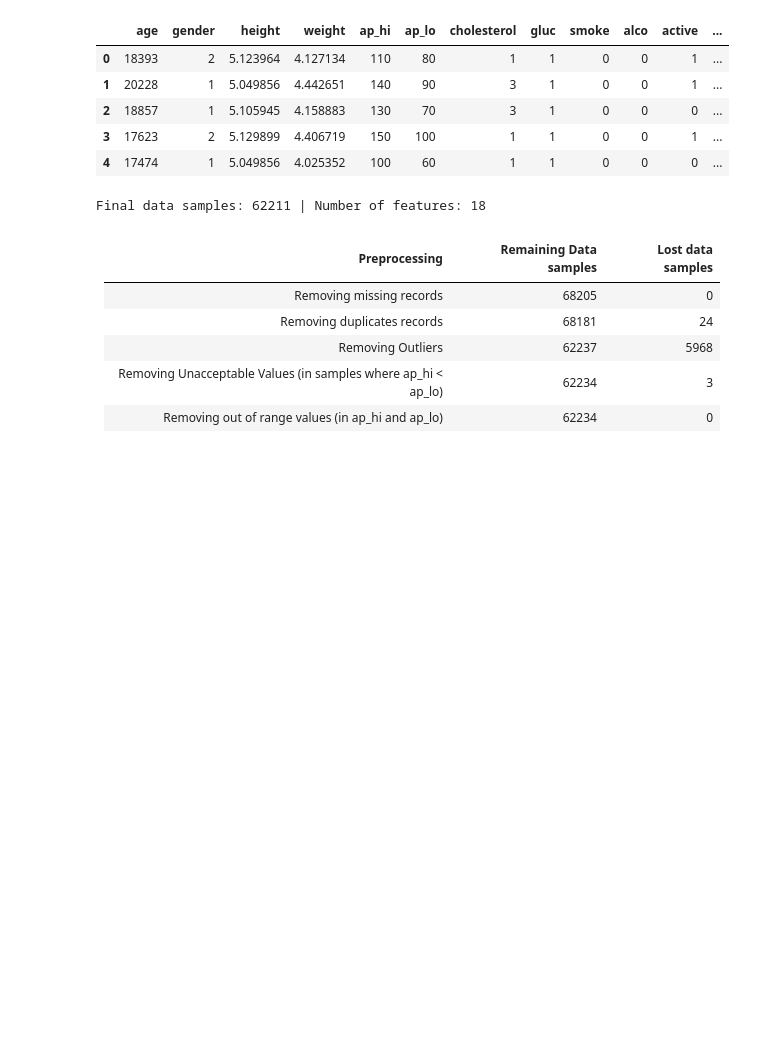
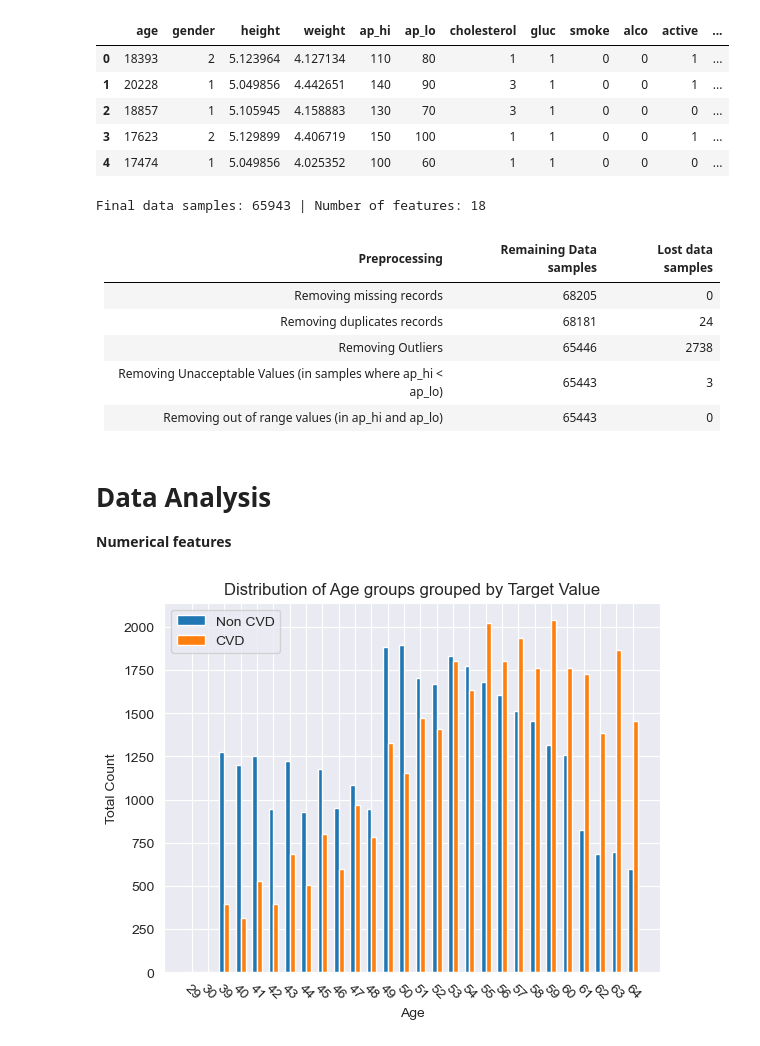
Before and after one commit to MasoudNateghi/CS534, a Jupyter notebook: Project/Project.ipynb, the cells around one changed output. Cells and saved outputs as stored; diff of their text form; code cells hidden in the pictures; blank space fills up the shorter version.

Commit message:
Data Analysis & Preprocessing

```diff
--- a/Project/Project.ipynb
+++ b/Project/Project.ipynb
@@ -274,13 +276,13 @@ df_log = df.copy()
 df_std = df.copy()
 
 # Apply the logarithm transformation on the numerical features
-df_log[['age_years', 'height', 'weight', 'bmi']] = np.log(df_log[['age_years', 'height', 'weight', 'bmi']])
+df_log[['height', 'weight', 'bmi']] = np.log(df_log[['height', 'weight', 'bmi']])
 
 # Apply the StandardScalar transformation on the numerical features
 scaler = StandardScaler()
 # scaler = RobustScaler()
 # scaler = MinMaxScaler()
-df_std[['age_years', 'height', 'weight', 'bmi']] = scaler.fit_transform(df_std[['age_years', 'height', 'weight', 'bmi']])
+df_std[['height', 'weight', 'bmi']] = scaler.fit_transform(df_std[['height', 'weight', 'bmi']])
 
 # Identify outliers in the transformed numerical features
 print('Number of outliers in numerical features after applying logarithm transformation:')
@@ -302,7 +304,7 @@ Feature: weight | Number of Outliers: 1711
 Feature: bmi | Number of Outliers: 1988
 # %%
 # Removing outliers from the log transformed Dataframe
-df_log = df_log[(df_log['age_years'] > df_log['age_years'].quantile(0.005)) & (df_log['age_years'] < df_log['age_years'].quantile(0.995))]
+# df_log = df_log[(df_log['age_years'] > df_log['age_years'].quantile(0.005)) & (df_log['age_years'] < df_log['age_years'].quantile(0.995))]
 df_log = df_log[(df_log['weight'] > df_log['weight'].quantile(0.005)) & (df_log['weight'] < df_log['weight'].quantile(0.995))]
 df_log = df_log[(df_log['height'] > df_log['height'].quantile(0.005)) & (df_log['height'] < df_log['height'].quantile(0.995))]
 df_log = df_log[(df_log['bmi'] > df_log['bmi'].quantile(0.005)) & (df_log['bmi'] < df_log['bmi'].quantile(0.995))]
@@ -366,12 +368,43 @@ df_log.head()
 # %%
 print('Final data samples: {} | Number of features: {}'.format(df_log.shape[0], df.shape[1]))
 # %% [output]
-Final data samples: 62211 | Number of features: 18
+Final data samples: 65943 | Number of features: 18
 # %% [markdown]
 | Preprocessing                                                 | Remaining Data samples | Lost data samples |
 |---------------------------------------------------------------|:----------------------:|------------------:|
 | Removing missing records                                      |         68205          |                 0 |
 | Removing duplicates records                                   |         68181          |                24 |
-| Removing Outliers                                             |         62237          |              5968 |
-| Removing Unacceptable Values (in samples where ap_hi < ap_lo) |         62234          |                 3 |
-| Removing out of range values (in ap_hi and ap_lo)             |         62234          |                 0 |
+| Removing Outliers                                             |         65446          |              2738 |
+| Removing Unacceptable Values (in samples where ap_hi < ap_lo) |         65443          |                 3 |
+| Removing out of range values (in ap_hi and ap_lo)             |         65443          |                 0 |
+# %% [markdown]
+# Data Analysis
+**Numerical features**
+# %%
+# Data
+non_cvd_data = df_log[df_log['cardio'] == 0]['age_years'].value_counts().sort_index()
+cvd_data = df_log[df_log['cardio'] == 1]['age_years'].value_counts().sort_index()
+
+# Make sure both datasets have the same index
+merged_index = non_cvd_data.index.union(cvd_data.index)
+
+# Reindex the datasets
+non_cvd_data = non_cvd_data.reindex(merged_index, fill_value=0)
+cvd_data = cvd_data.reindex(merged_index, fill_value=0)
+
+# Bar positions and width
+bar_positions = np.arange(len(merged_index))
+bar_width = 0.3
+
+# Create the bar plot
+plt.bar(bar_positions - bar_width/2, non_cvd_data.values, bar_width, label='Non CVD')
+plt.bar(bar_positions + bar_width/2, cvd_data.values, bar_width, label='CVD')
+
+plt.xlabel('Age')
+plt.ylabel('Total Count')
+plt.title('Distribution of Age groups grouped by Target Value')
+plt.xticks(bar_positions, merged_index, rotation=-45)
+plt.legend()
+plt.show()
+# %% [output]
+[figure, added]
```
Also changed, not shown: parts of 21 cells of this notebook.
